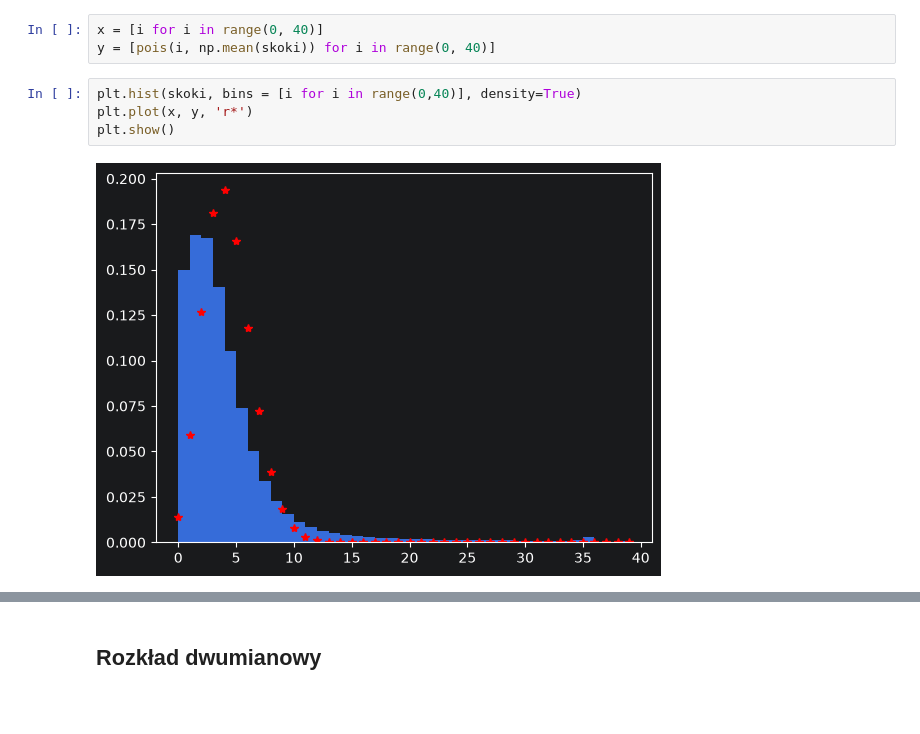
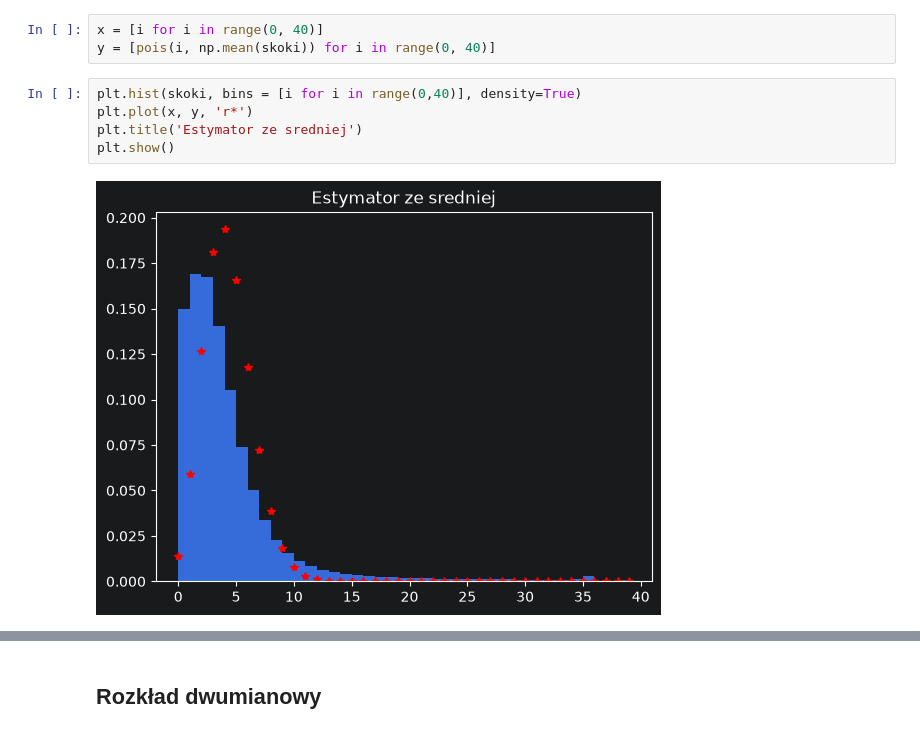
Before and after one commit to wiedzmin1414/bitcoin-node-data, a Jupyter notebook: analiza_skokow_w_sekundzie.ipynb, the cells around one changed output, grey strips where cells are left out. Drawn from its saved outputs; the diff is of its cells as text; blank space fills up the shorter version.

```diff
--- a/analiza_skokow_w_sekundzie.ipynb
+++ b/analiza_skokow_w_sekundzie.ipynb
@@ -215,6 +215,7 @@ y = [pois(i, np.mean(skoki)) for i in range(0, 40)]
 # %%
 plt.hist(skoki, bins = [i for i in range(0,40)], density=True)
 plt.plot(x, y, 'r*')
+plt.title('Estymator ze sredniej')
 plt.show()
 # %% [output]
-[figure, old version]
+[figure, new version]
```
Also changed, not shown: parts of 1 cell of this notebook.
